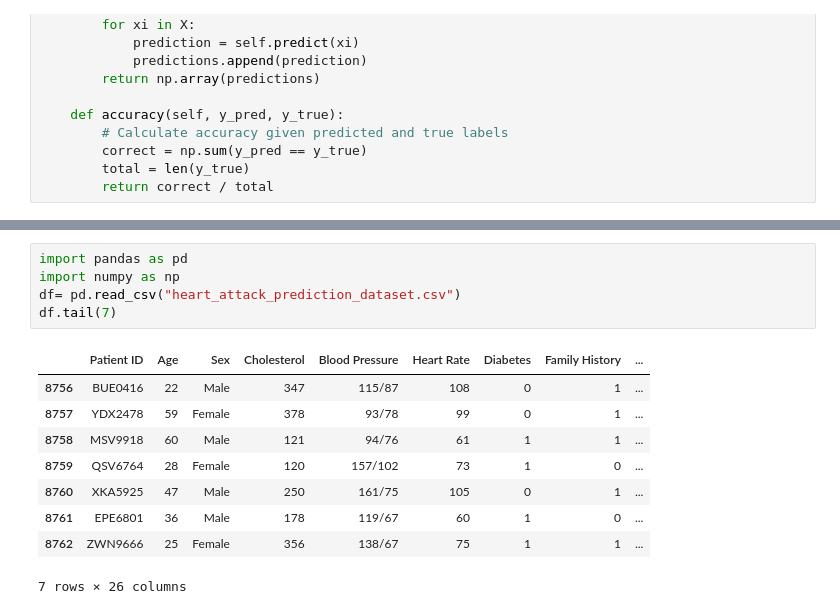
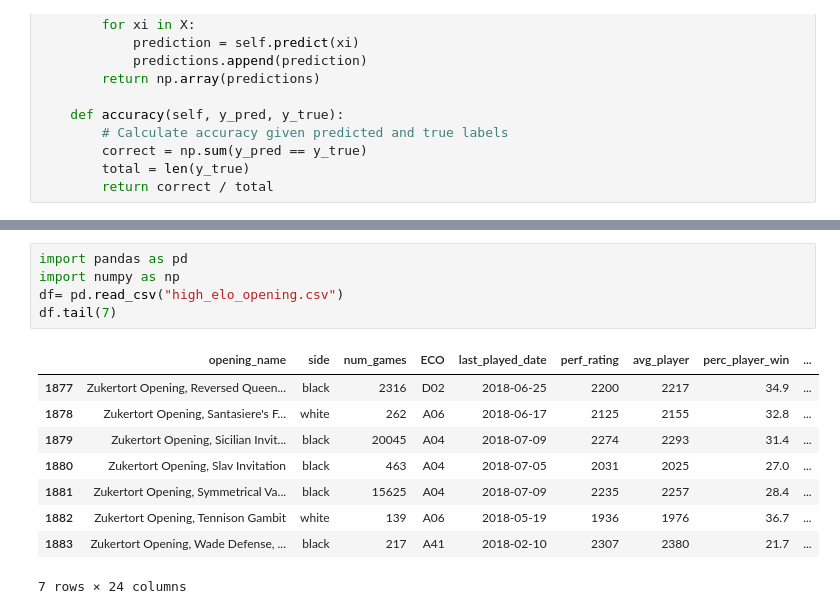
Before and after one commit to Harshavardhan123-cloud/ML, a Jupyter notebook: SLP.ipynb, the cells around one changed output, grey strips where cells are left out. Saved outputs shown, nothing was run; the diff lists cells and outputs as text.

```diff
--- a/SLP.ipynb
+++ b/SLP.ipynb
@@ -80,15 +47,15 @@ def accuracy(self,y_predict,y_test):
 # %%
 import pandas as pd
 import numpy as np
-df= pd.read_csv("heart_attack_prediction_dataset.csv")
+df= pd.read_csv("high_elo_opening.csv")
 df.tail(7)
 # %% [output]
-|  | Patient ID | Age | Sex | Cholesterol | Blood Pressure | Heart Rate | Diabetes | Family History | ... |
-| 8756 | BUE0416 | 22 | Male | 347 | 115/87 | 108 | 0 | 1 | ... |
-| 8757 | YDX2478 | 59 | Female | 378 | 93/78 | 99 | 0 | 1 | ... |
-| 8758 | MSV9918 | 60 | Male | 121 | 94/76 | 61 | 1 | 1 | ... |
-| 8759 | QSV6764 | 28 | Female | 120 | 157/102 | 73 | 1 | 0 | ... |
-| 8760 | XKA5925 | 47 | Male | 250 | 161/75 | 105 | 0 | 1 | ... |
-| 8761 | EPE6801 | 36 | Male | 178 | 119/67 | 60 | 1 | 0 | ... |
-| 8762 | ZWN9666 | 25 | Female | 356 | 138/67 | 75 | 1 | 1 | ... |
+|  | opening_name | side | num_games | ECO | last_played_date | perf_rating | avg_player | perc_player_win | ... |
+| 1877 | Zukertort Opening, Reversed Queen... | black | 2316 | D02 | 2018-06-25 | 2200 | 2217 | 34.9 | ... |
+| 1878 | Zukertort Opening, Santasiere's F... | white | 262 | A06 | 2018-06-17 | 2125 | 2155 | 32.8 | ... |
+| 1879 | Zukertort Opening, Sicilian Invit... | black | 20045 | A04 | 2018-07-09 | 2274 | 2293 | 31.4 | ... |
+| 1880 | Zukertort Opening, Slav Invitation | black | 463 | A04 | 2018-07-05 | 2031 | 2025 | 27.0 | ... |
+| 1881 | Zukertort Opening, Symmetrical Va... | black | 15625 | A04 | 2018-07-09 | 2235 | 2257 | 28.4 | ... |
+| 1882 | Zukertort Opening, Tennison Gambit | white | 139 | A06 | 2018-05-19 | 1936 | 1976 | 36.7 | ... |
+| 1883 | Zukertort Opening, Wade Defense, ... | black | 217 | A41 | 2018-02-10 | 2307 | 2380 | 21.7 | ... |
-7 rows × 26 columns
+7 rows × 24 columns
```
Also changed, not shown: parts of 18 cells of this notebook.
